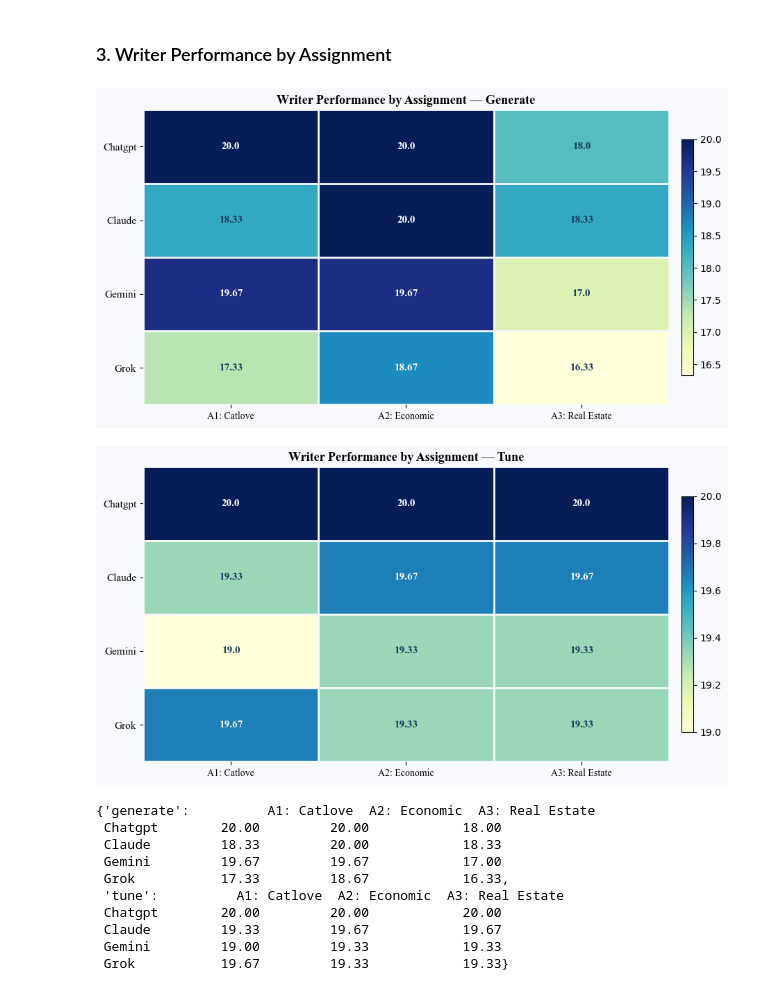
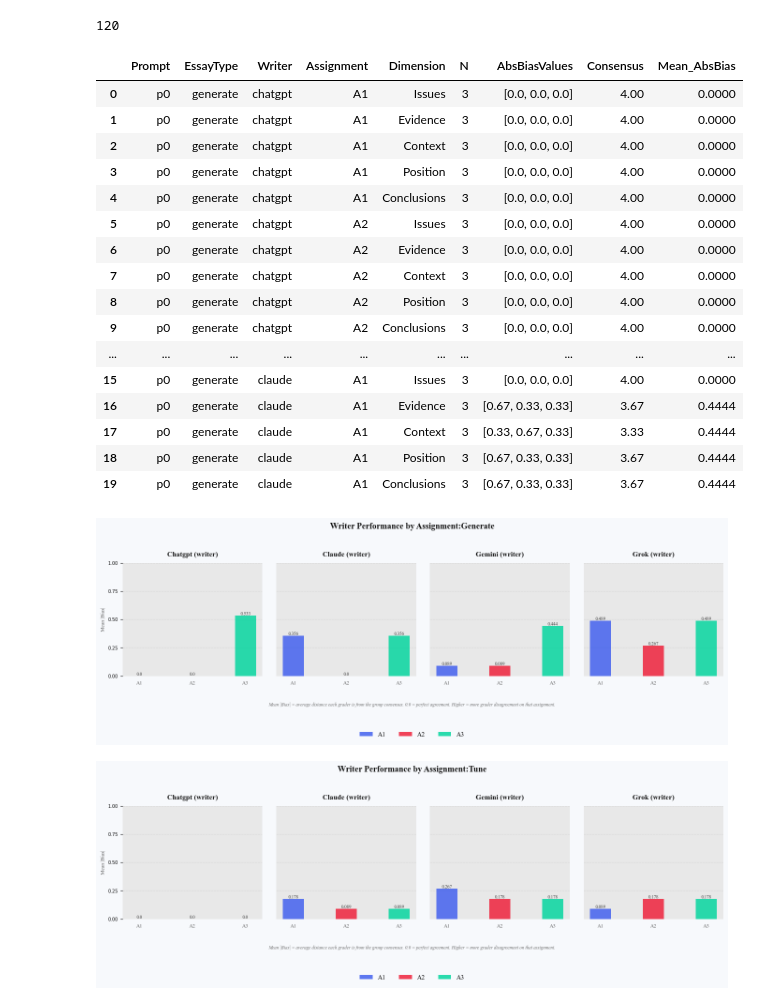
Before and after one commit to raminguyen/ai-assessment, a Jupyter notebook: src/visualize_scores_po.ipynb, the cells around one changed output. Drawn from its saved outputs; the diff is of its cells as text; code cells hidden in the pictures.

Commit message:
update cross-grading and bias analysis notebook

```diff
--- a/src/visualize_scores_po.ipynb
+++ b/src/visualize_scores_po.ipynb
@@ -210,17 +104,0 @@ plot_grader_bias_by_writer(p0_dataset, writers, dimensions, target_writer='claud
-# %% [markdown]
-### 3. Writer Performance by Assignment
-# %%
-visualize.writer_performance_by_assignment(p0_dataset, writers)
-# %% [output]
-[figure, removed]
-[figure, removed]
-{'generate':          A1: Catlove  A2: Economic  A3: Real Estate
- Chatgpt        20.00         20.00            18.00
- Claude         18.33         20.00            18.33
- Gemini         19.67         19.67            17.00
- Grok           17.33         18.67            16.33,
- 'tune':          A1: Catlove  A2: Economic  A3: Real Estate
- Chatgpt        20.00         20.00            20.00
- Claude         19.33         19.67            19.67
- Gemini         19.00         19.33            19.33
- Grok           19.67         19.33            19.33}
@@ -226,0 +112,35 @@ visualize.writer_performance_by_assignment(p0_dataset, writers)
+# %%
+assignment_bias = metrics.compute_grading_bias_by_assignment(p0_dataset, writers, dimensions)
+
+assignment_bias.head(10)
+
+len(assignment_bias)
+
+#group by 2 essay types x 4 writers x 3 assignments x 5 dimensions = 120 rows
+# %% [output]
+120
+# %%
+assignment_bias.head(20)
+# %% [output]
+|  | Prompt | EssayType | Writer | Assignment | Dimension | N | AbsBiasValues | Consensus | Mean_AbsBias |
+| 0 | p0 | generate | chatgpt | A1 | Issues | 3 | [0.0, 0.0, 0.0] | 4.00 | 0.0000 |
+| 1 | p0 | generate | chatgpt | A1 | Evidence | 3 | [0.0, 0.0, 0.0] | 4.00 | 0.0000 |
+| 2 | p0 | generate | chatgpt | A1 | Context | 3 | [0.0, 0.0, 0.0] | 4.00 | 0.0000 |
+| 3 | p0 | generate | chatgpt | A1 | Position | 3 | [0.0, 0.0, 0.0] | 4.00 | 0.0000 |
+| 4 | p0 | generate | chatgpt | A1 | Conclusions | 3 | [0.0, 0.0, 0.0] | 4.00 | 0.0000 |
+| 5 | p0 | generate | chatgpt | A2 | Issues | 3 | [0.0, 0.0, 0.0] | 4.00 | 0.0000 |
+| 6 | p0 | generate | chatgpt | A2 | Evidence | 3 | [0.0, 0.0, 0.0] | 4.00 | 0.0000 |
+| 7 | p0 | generate | chatgpt | A2 | Context | 3 | [0.0, 0.0, 0.0] | 4.00 | 0.0000 |
+| 8 | p0 | generate | chatgpt | A2 | Position | 3 | [0.0, 0.0, 0.0] | 4.00 | 0.0000 |
+| 9 | p0 | generate | chatgpt | A2 | Conclusions | 3 | [0.0, 0.0, 0.0] | 4.00 | 0.0000 |
+| ... | ... | ... | ... | ... | ... | ... | ... | ... | ... |
+| 15 | p0 | generate | claude | A1 | Issues | 3 | [0.0, 0.0, 0.0] | 4.00 | 0.0000 |
+| 16 | p0 | generate | claude | A1 | Evidence | 3 | [0.67, 0.33, 0.33] | 3.67 | 0.4444 |
+| 17 | p0 | generate | claude | A1 | Context | 3 | [0.33, 0.67, 0.33] | 3.33 | 0.4444 |
+| 18 | p0 | generate | claude | A1 | Position | 3 | [0.67, 0.33, 0.33] | 3.67 | 0.4444 |
+| 19 | p0 | generate | claude | A1 | Conclusions | 3 | [0.67, 0.33, 0.33] | 3.67 | 0.4444 |
+# %%
+visualize.grading_bias_by_assignment(assignment_bias, writers, target_writer=None)
+# %% [output]
+[figure, added]
+[figure, added]
```
Also changed, not shown: parts of 20 cells of this notebook.
